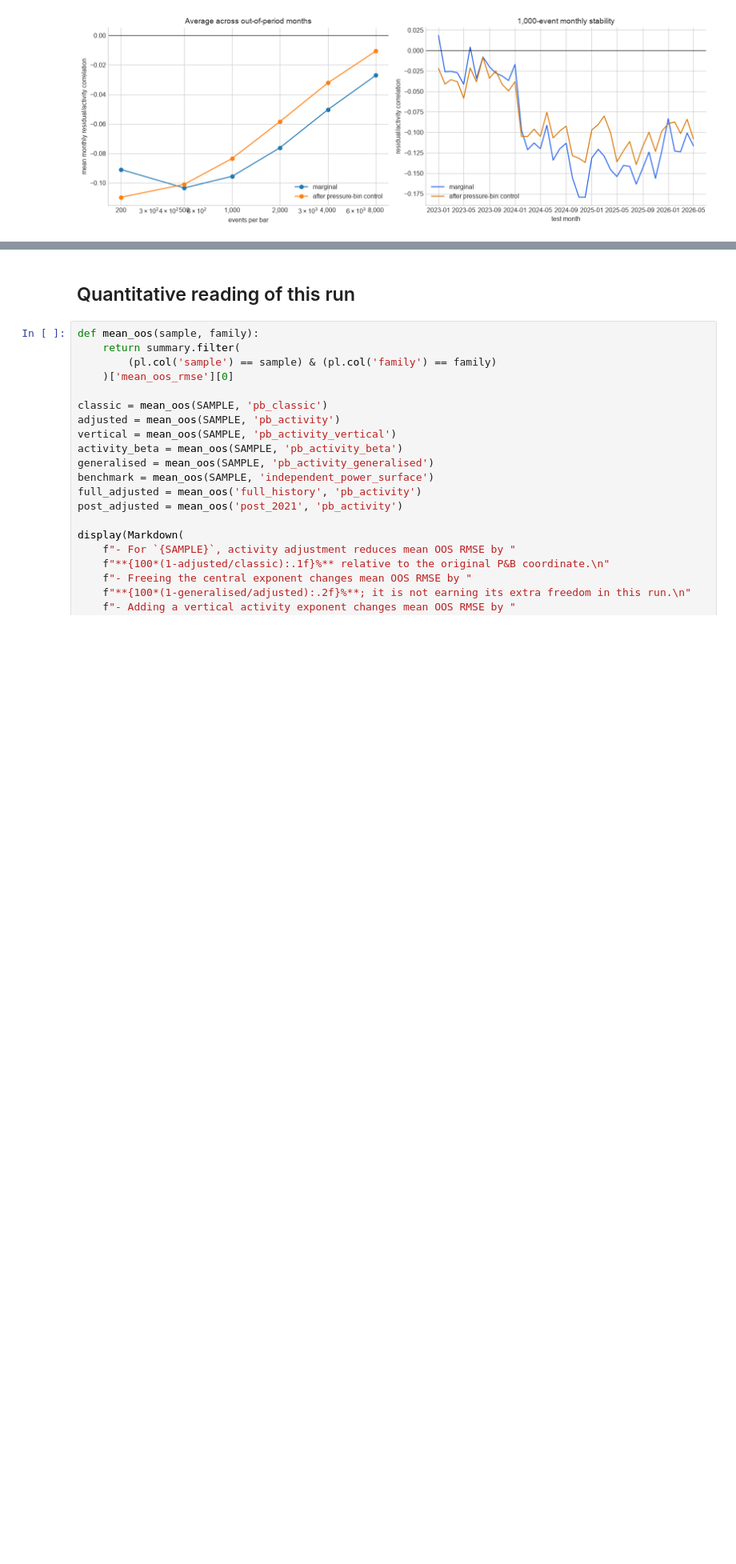
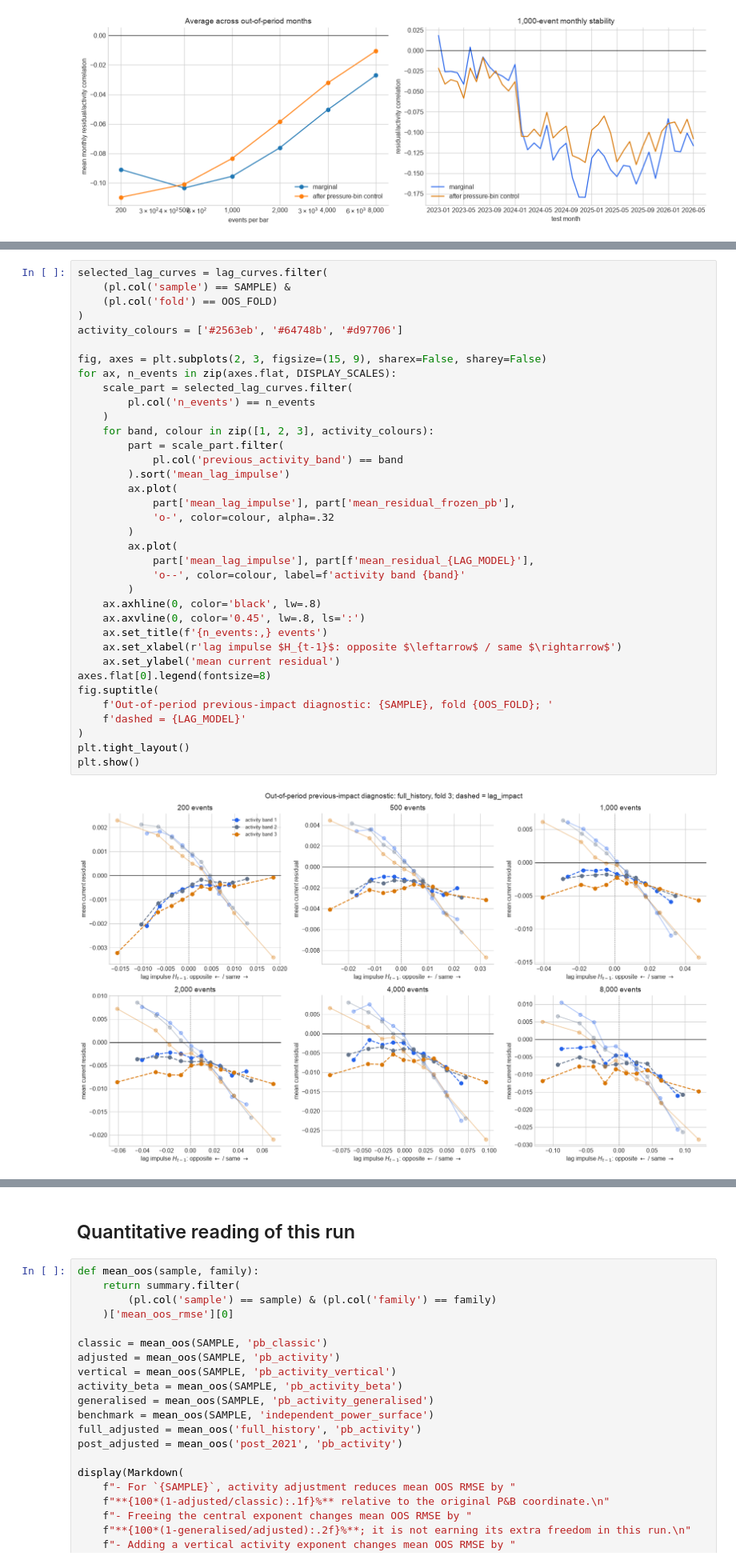
Before and after one commit to pdmillington/market-impact-research, a Jupyter notebook: alpha-search/notebooks/PBScaleFreeImpactWorkbench.ipynb, the cells around one changed output, grey strips where cells are left out. Shown at 80% size. Cells and saved outputs as stored; diff of their text form; blank space fills up the shorter version.

```diff
--- a/alpha-search/notebooks/PBScaleFreeImpactWorkbench.ipynb
+++ b/alpha-search/notebooks/PBScaleFreeImpactWorkbench.ipynb
@@ -1016,0 +1227,38 @@ shape: (6, 6)
+# %%
+selected_lag_curves = lag_curves.filter(
+    (pl.col('sample') == SAMPLE) &
+    (pl.col('fold') == OOS_FOLD)
+)
+activity_colours = ['#2563eb', '#64748b', '#d97706']
+
+fig, axes = plt.subplots(2, 3, figsize=(15, 9), sharex=False, sharey=False)
+for ax, n_events in zip(axes.flat, DISPLAY_SCALES):
+    scale_part = selected_lag_curves.filter(
+        pl.col('n_events') == n_events
+    )
+    for band, colour in zip([1, 2, 3], activity_colours):
+        part = scale_part.filter(
+            pl.col('previous_activity_band') == band
+        ).sort('mean_lag_impulse')
+        ax.plot(
+            part['mean_lag_impulse'], part['mean_residual_frozen_pb'],
+            'o-', color=colour, alpha=.32
+        )
+        ax.plot(
+            part['mean_lag_impulse'], part[f'mean_residual_{LAG_MODEL}'],
+            'o--', color=colour, label=f'activity band {band}'
+        )
+    ax.axhline(0, color='black', lw=.8)
+    ax.axvline(0, color='0.45', lw=.8, ls=':')
+    ax.set_title(f'{n_events:,} events')
+    ax.set_xlabel(r'lag impulse $H_{t-1}$: opposite $\leftarrow$ / same $\rightarrow$')
+    ax.set_ylabel('mean current residual')
+axes.flat[0].legend(fontsize=8)
+fig.suptitle(
+    f'Out-of-period previous-impact diagnostic: {SAMPLE}, fold {OOS_FOLD}; '
+    f'dashed = {LAG_MODEL}'
+)
+plt.tight_layout()
+plt.show()
+# %% [output]
+[figure, added]
```
Also changed, not shown: parts of 10 cells of this notebook, 13 other files.
